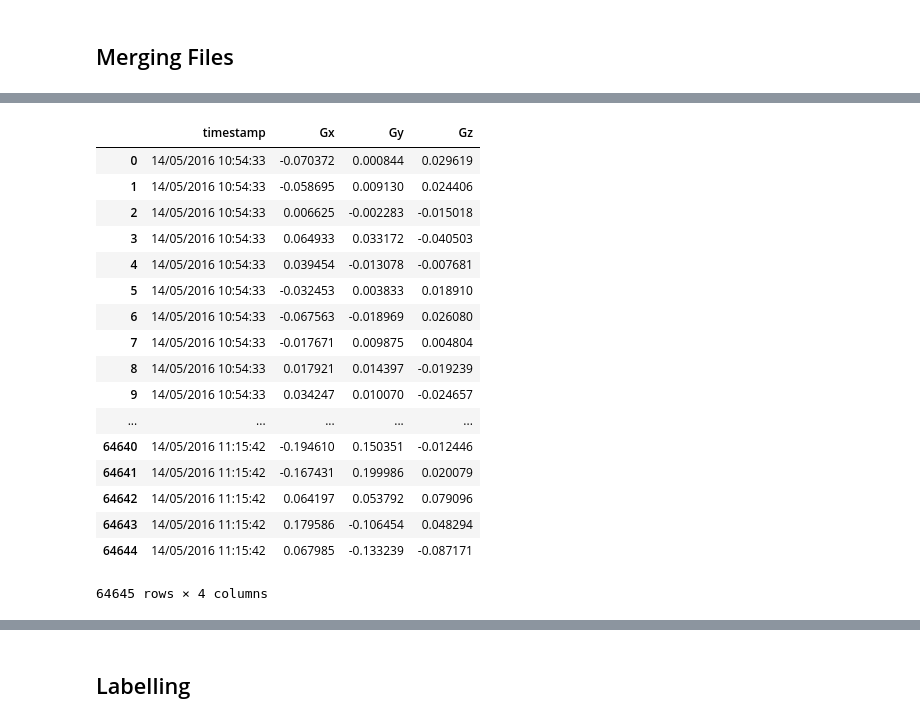
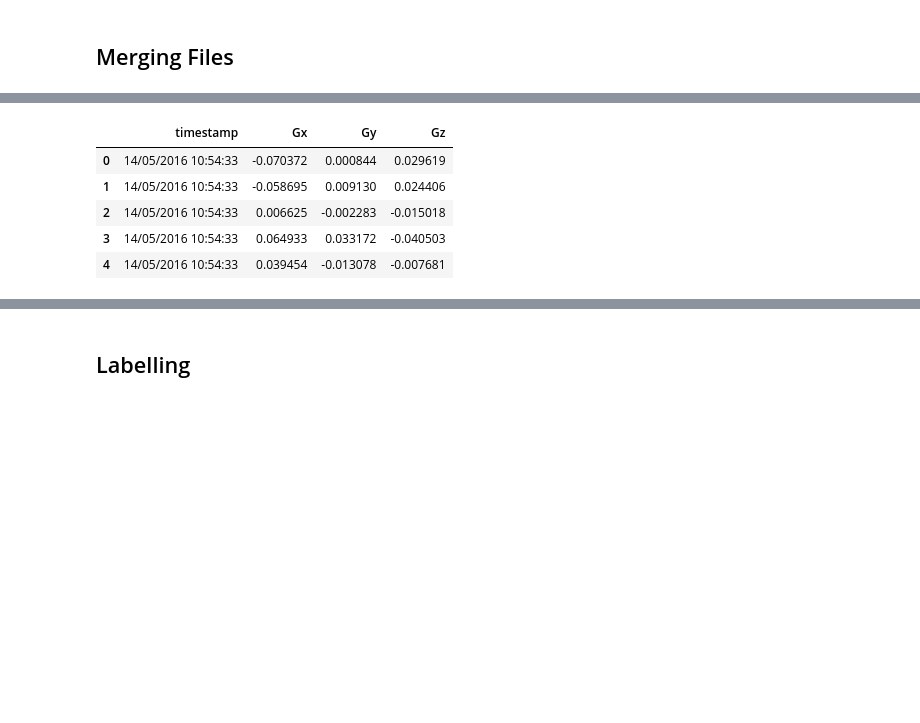
Before and after one commit to theAayushbajaj/Driver_Behaviour_Analysis, a Jupyter notebook: explore_data.ipynb, the cells around one changed output, grey strips where cells are left out. Cells and saved outputs as stored; diff of their text form; code cells hidden in the pictures; blank space fills up the shorter version.

```diff
--- a/explore_data.ipynb
+++ b/explore_data.ipynb
@@ -39,24 +27,12 @@ df_a
 # %%
-df_g
+df_g.head()
 # %% [output]
 |  | timestamp | Gx | Gy | Gz |
 | 0 | 14/05/2016 10:54:33 | -0.070372 | 0.000844 | 0.029619 |
 | 1 | 14/05/2016 10:54:33 | -0.058695 | 0.009130 | 0.024406 |
 | 2 | 14/05/2016 10:54:33 | 0.006625 | -0.002283 | -0.015018 |
 | 3 | 14/05/2016 10:54:33 | 0.064933 | 0.033172 | -0.040503 |
 | 4 | 14/05/2016 10:54:33 | 0.039454 | -0.013078 | -0.007681 |
-| 5 | 14/05/2016 10:54:33 | -0.032453 | 0.003833 | 0.018910 |
-| 6 | 14/05/2016 10:54:33 | -0.067563 | -0.018969 | 0.026080 |
-| 7 | 14/05/2016 10:54:33 | -0.017671 | 0.009875 | 0.004804 |
-| 8 | 14/05/2016 10:54:33 | 0.017921 | 0.014397 | -0.019239 |
-| 9 | 14/05/2016 10:54:33 | 0.034247 | 0.010070 | -0.024657 |
-| ... | ... | ... | ... | ... |
-| 64640 | 14/05/2016 11:15:42 | -0.194610 | 0.150351 | -0.012446 |
-| 64641 | 14/05/2016 11:15:42 | -0.167431 | 0.199986 | 0.020079 |
-| 64642 | 14/05/2016 11:15:42 | 0.064197 | 0.053792 | 0.079096 |
-| 64643 | 14/05/2016 11:15:42 | 0.179586 | -0.106454 | 0.048294 |
-| 64644 | 14/05/2016 11:15:42 | 0.067985 | -0.133239 | -0.087171 |
-64645 rows × 4 columns
 # %%
 df_merge= pd.concat([df_a, df_g.drop(['timestamp'],axis=1)], axis=1, sort=False)
 # %%
```
Also changed, not shown: parts of 10 cells of this notebook.
